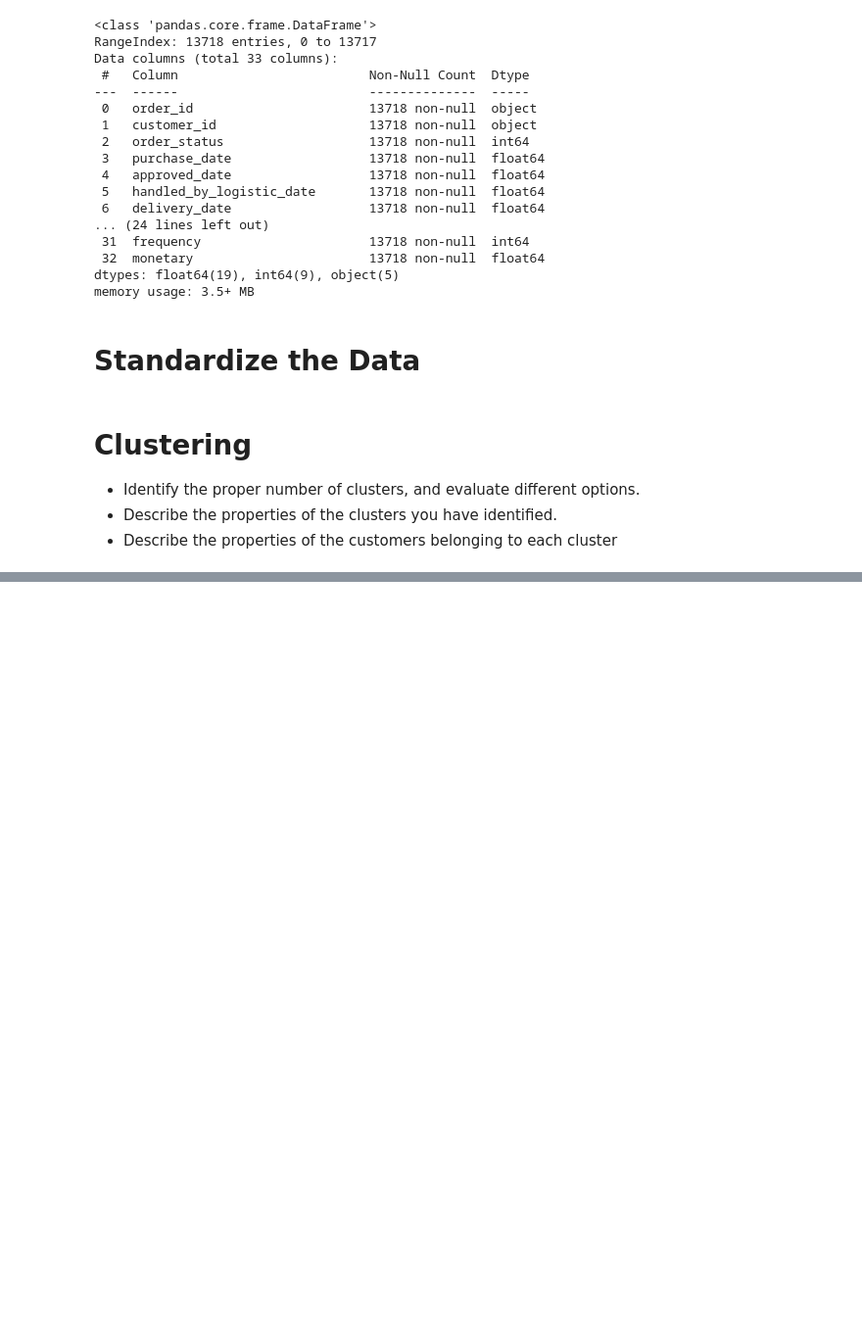
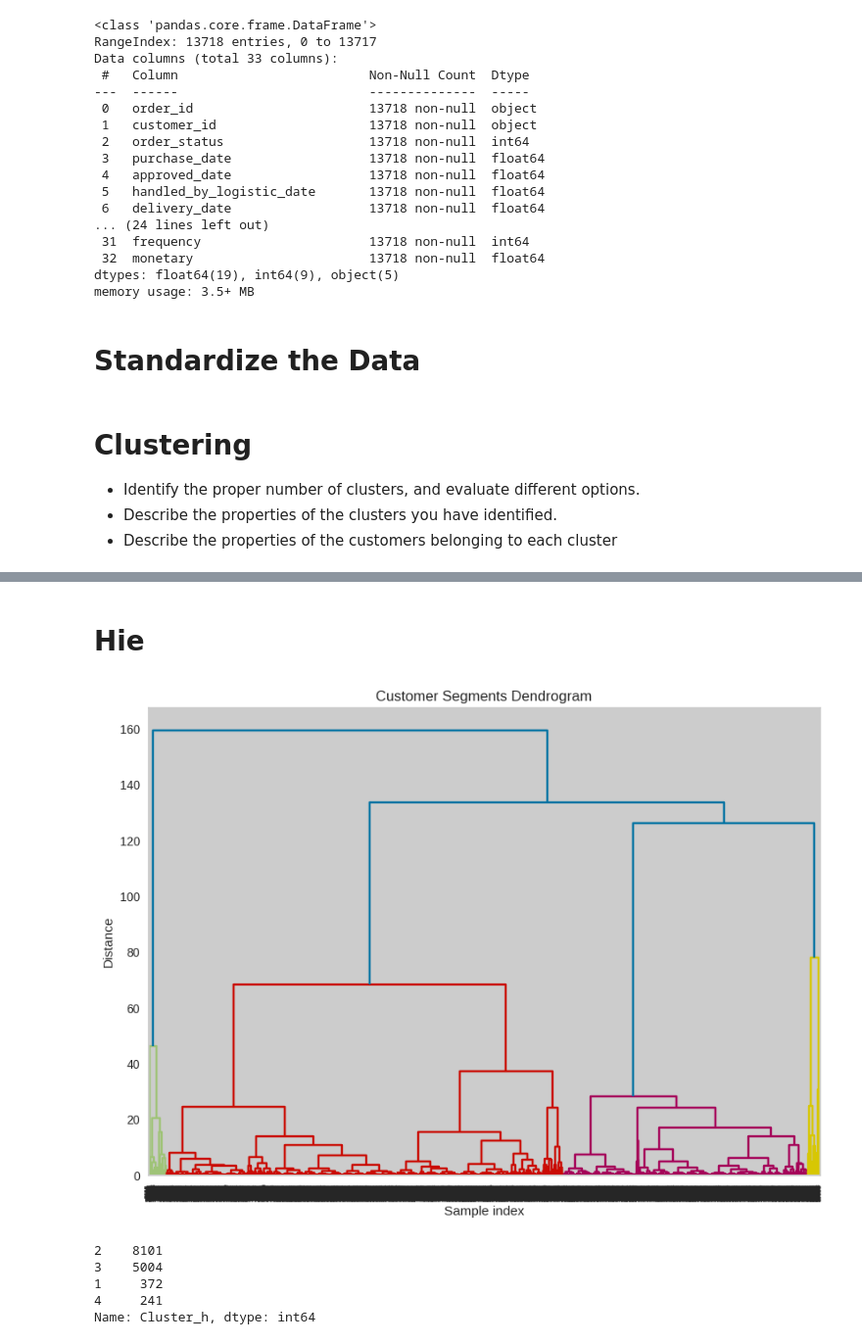
Before and after one commit to prffraia/Machine_Learning, a Jupyter notebook: 03_Clustering.ipynb, the cells around one changed output, grey strips where cells are left out. Shown at 98% size. Saved outputs shown, nothing was run; the diff lists cells and outputs as text; code cells hidden in the pictures; blank space fills up the shorter version.

```diff
--- a/03_Clustering.ipynb
+++ b/03_Clustering.ipynb
@@ -234,0 +247,40 @@ See the caveats in the documentation: https://pandas.pydata.org/pandas-docs/stab
+# %% [markdown]
+# Hie
+# %%
+import pandas as pd
+import numpy as np
+from scipy.cluster.hierarchy import dendrogram, linkage, fcluster
+from matplotlib import pyplot as plt
+
+X = df[['monetary', 'frequency', 'recency']]
+
+# Standardize data
+df_std = (X - X.mean()) / X.std()
+
+# Perform hierarchical clustering using Ward linkage
+linkage_matrix = linkage(df_std, method='ward')
+
+# Plot dendrogram
+plt.figure(figsize=(10, 7))
+dendrogram(linkage_matrix)
+plt.title("Customer Segments Dendrogram")
+plt.xlabel("Sample index")
+plt.ylabel("Distance")
+plt.show()
+
+# Determine the number of clusters based on a threshold distance value
+max_dist = 70  # adjust this value to change the threshold distance
+cluster_labels = fcluster(linkage_matrix, t=max_dist, criterion='distance')
+
+# Assign cluster labels to dataframe
+df['Cluster_h'] = cluster_labels
+
+# Print cluster sizes
+print(df['Cluster_h'].value_counts())
+# %% [output]
+[figure, added]
+2    8101
+3    5004
+1     372
+4     241
+Name: Cluster_h, dtype: int64
```
Also changed, not shown: parts of 21 cells of this notebook.
